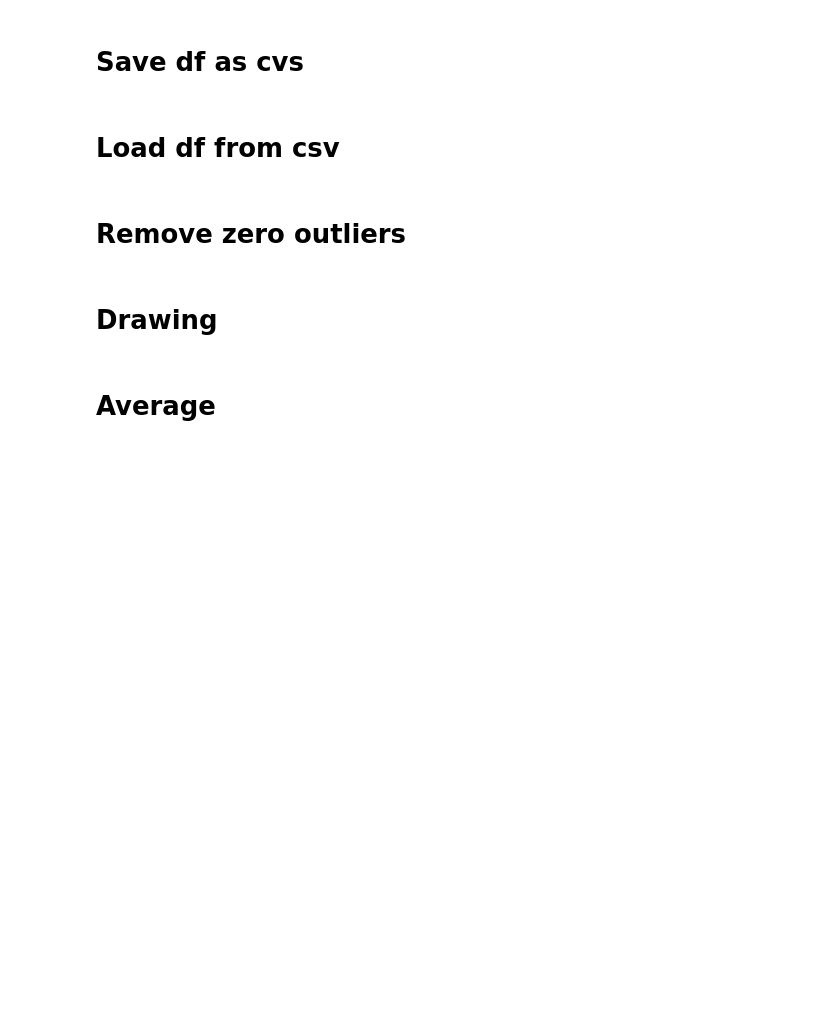
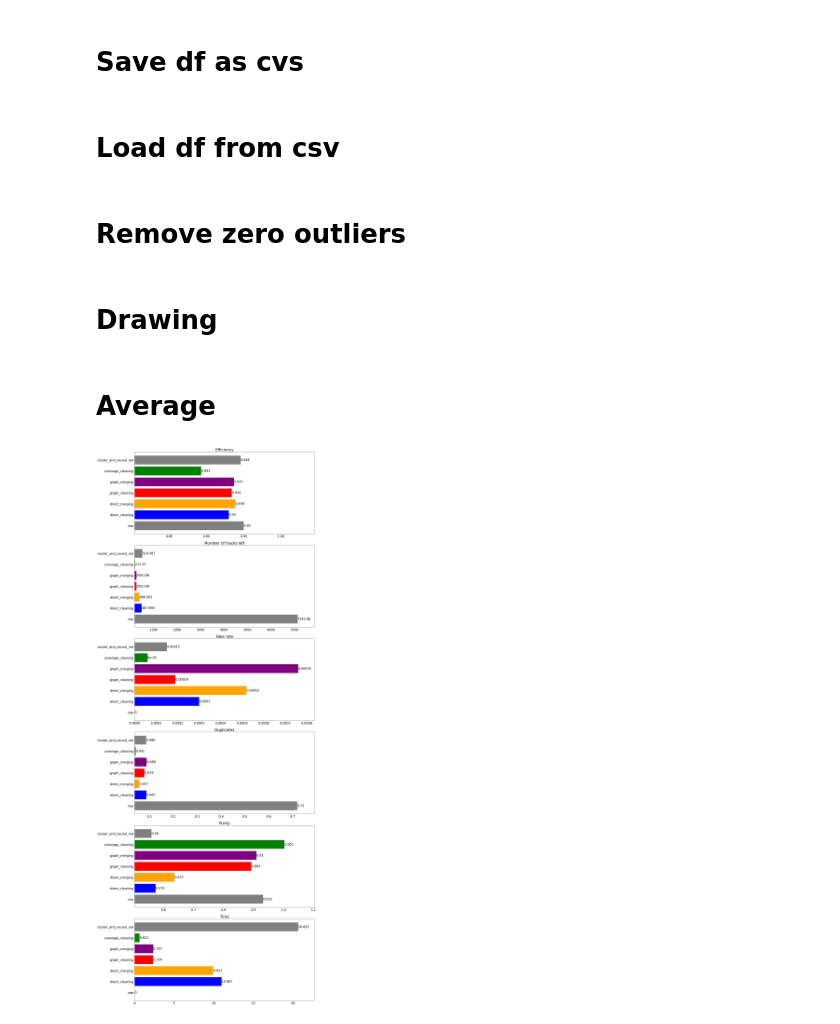
Before and after one commit to lunivilen/dubna, a Jupyter notebook: analyse/notebook/compare_post_processing_methonds.ipynb, the cells around one changed output. Saved outputs shown, nothing was run; the diff lists cells and outputs as text; code cells hidden in the pictures; blank space fills up the shorter version.

Commit message:
Fixed legacy optimizer problem in neural_net.py. Added values to plot in compare_post_processing_methonds.ipynb. Extend .gitignore

```diff
--- a/analyse/notebook/compare_post_processing_methonds.ipynb
+++ b/analyse/notebook/compare_post_processing_methonds.ipynb
@@ -49,3 +52,7 @@ df_num_duplicate_track = pd.DataFrame(columns=cleaning_type_list)
 df_num_proto_track = pd.DataFrame(columns=cleaning_type_list)
 df_num_fake_track = pd.DataFrame(columns=cleaning_type_list)
 df_num_reco_dupl_track = pd.DataFrame(columns=cleaning_type_list)
+# %%
+model = create_model()
+checkpoint_path = '../../ml_notebook/checkpoint_dir/cp.ckpt'
+model.load_weights(checkpoint_path)
@@ -56,5 +63,7 @@ nn_data = pd.read_csv(r'ml_notebook/params_of_tracks_candidates.txt', sep=", ",
+# %%
+nn_data = pd.read_csv(r'../../data/data_for_ml/track_candidates_params.csv')
 # %%
-for event_number, event in enumerate(event_list):
+for event_number, event in enumerate(event_list[500:]):
     track_file = event[0]
     hit_file = event[1]
     id_file = event[2]
@@ -62,11 +71,11 @@ for event_number, event in enumerate(event_list):
     tracks = get_tracks_data(f'{path}/{track_file}', f'{path}/{hit_file}')
     hit_list = get_hits_data_for_validation(f'{path}/{hit_file}')
     track_dict = get_hits_data(f'{path}/{hit_file}')
-    secon_track_list = get_track_id(f'{path}/{id_file}')
+    second_track_list = get_track_id(f'{path}/{id_file}')
 
-    df = nn_data[nn_data['#format: eventNumber'] == event_number]
+    df = nn_data[nn_data['#format:eventNumber'] == (event_number + 500)]
     indices = df['prototrackIndex']
-    event_num = df['#format: eventNumber']
+    event_num = df['#format:eventNumber']
     df = df.iloc[:,2:-2]
 
     print(f"###############################{event_number}/{len(event_list)}###############################")
@@ -77,12 +86,12 @@ for event_number, event in enumerate(event_list):
     for cleaning_type, cleaning_func in zip(cleaning_type_list, cleaning_func_list):
         s = time()
         if cleaning_type == 'cluster_and_neural_net':
-            cleaned_tracks = cleaning_func(tracks, df, event_num, indices, hits=3)
-            characteristic_dict = calc_characteristics(cleaned_tracks, hit_list, track_dict, secon_track_list)
+            cleaned_tracks = cleaning_func(model, tracks, df, event_num + 500, indices, hits=3)
         else:
             cleaned_tracks = cleaning_func(deepcopy(tracks))
-            df_time.at[event_number, cleaning_type] = time() - s
-            characteristic_dict = calc_characteristics(cleaned_tracks, hit_list, track_dict, secon_track_list)
+
+        df_time.at[event_number, cleaning_type] = time() - s
+        characteristic_dict = calc_characteristics(cleaned_tracks, hit_list, track_dict, second_track_list)
 
         df_num_real_track.at[event_number, cleaning_type] = characteristic_dict["num_real_track"]
         df_num_duplicate_track.at[event_number, cleaning_type] = characteristic_dict["num_duplicate_track"]
@@ -167,17 +194,30 @@ df_purity = df_num_reco_dupl_track.sum() / df_num_proto_track.sum()
 df_num_proto_track = df_num_proto_track.mean()
 df_time = df_time.mean()
 # %%
-df_efficiency
+df_efficiency = round(df_efficiency, 3)
+df_fake_rate = round(df_fake_rate, 5)
+df_duplicate = round(df_duplicate, 3)
+df_purity = round(df_purity, 3)
+df_num_proto_track = round(df_num_proto_track, 3)
+df_time = round(df_time, 3)
 # %%
 matplotlib.rcParams.update({'font.size': 20})
 fig, axs = plt.subplots(6, 1, figsize=(20, 50))
 plot_title.append("Time")
 colour_list = ['grey', 'blue', 'orange', 'red', 'purple', 'green']
 df_list = [df_efficiency, df_num_proto_track, df_fake_rate, df_duplicate, df_purity, df_time]
 for plot_id, df in enumerate(df_list):
-    axs[plot_id].barh(df.index, df, color=colour_list)
+    bars = axs[plot_id].barh(df.index, df, color=colour_list)
     axs[plot_id].set_title(plot_title[plot_id])
-    axs[plot_id].set_xlim(df.min() * 0.9)
+    axs[plot_id].set_xlim(df.min() * 0.9, df.max() * 1.1)
+
+    for bars in axs[plot_id].containers:
+        axs[plot_id].bar_label(bars)
+
+
+
 
 plt.tight_layout()
 plt.show()
+# %% [output]
+[figure, added]
```
Also changed, not shown: parts of 5 cells of this notebook, 2 other files.
